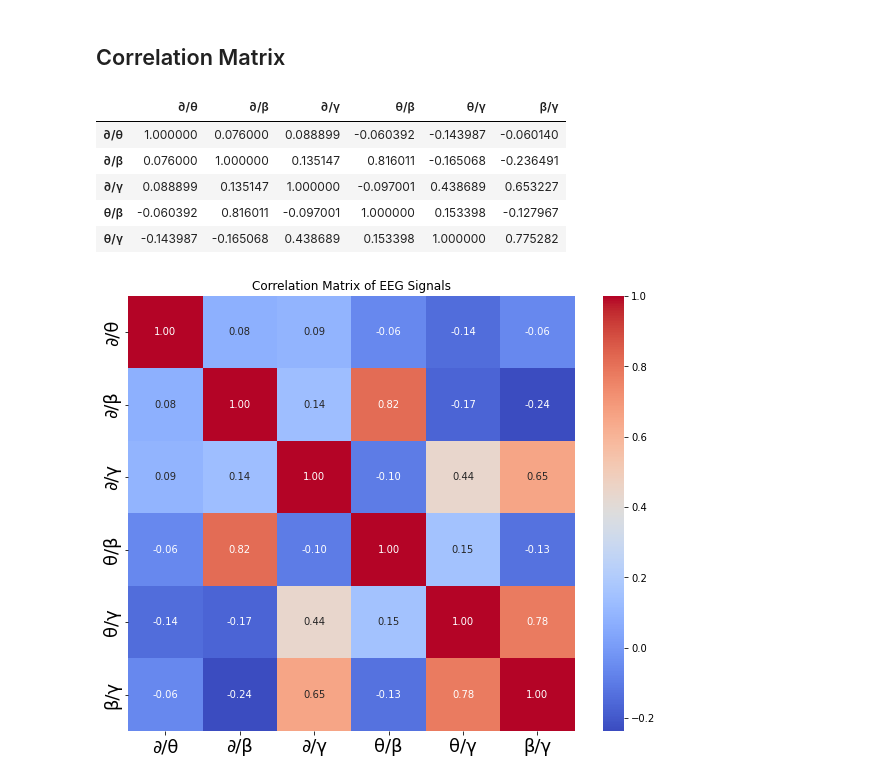
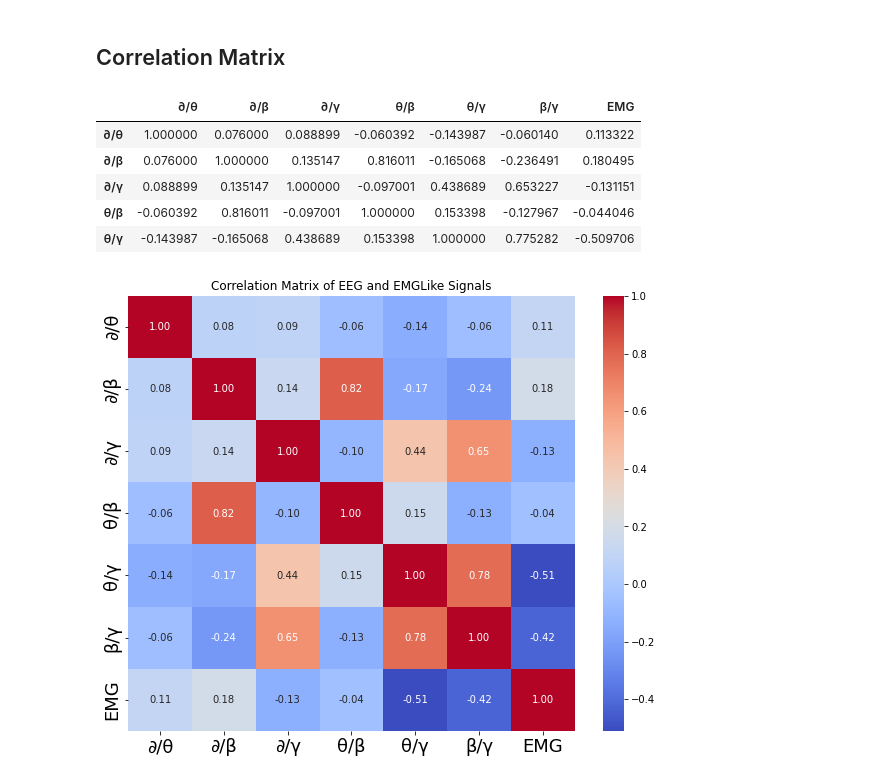
Before and after one commit to conscioustahoe/sleep-scoring-analysis, a Jupyter notebook: 13_19_27/pairwise_covariance.ipynb, the cells around one changed output. Saved outputs shown, nothing was run; the diff lists cells and outputs as text; code cells hidden in the pictures.

```diff
--- a/13_19_27/pairwise_covariance.ipynb
+++ b/13_19_27/pairwise_covariance.ipynb
@@ -2,7 +2,7 @@
 # Pairwise Covariance
 # %%
 from scipy.io import loadmat
-lfp_buz_features = loadmat('synthesised-features/lfp_buz_features.mat')
+lfp_buz_features = loadmat('lfp_buz_features.mat')
 # %%
 import pandas as pd
 import numpy as np
@@ -40,31 +40,32 @@ pairwise_dfs = pd.concat([
         theta_hpc_beta_pfc,
         theta_hpc_gamma_hpc,
         beta_pfc_gamma_hpc,
+        emg_like_df.EMGLike
     ],
     axis=1,
-    keys=['∂/θ', '∂/β', '∂/γ', 'θ/β', 'θ/γ', 'β/γ']
+    keys=['∂/θ', '∂/β', '∂/γ', 'θ/β', 'θ/γ', 'β/γ', 'EMG']
 )
 
 correlation_matrix = pairwise_dfs.corr()
 correlation_matrix.head()
 # %% [output]
-|  | ∂/θ | ∂/β | ∂/γ | θ/β | θ/γ | β/γ |
-| ∂/θ | 1.000000 | 0.076000 | 0.088899 | -0.060392 | -0.143987 | -0.060140 |
-| ∂/β | 0.076000 | 1.000000 | 0.135147 | 0.816011 | -0.165068 | -0.236491 |
-| ∂/γ | 0.088899 | 0.135147 | 1.000000 | -0.097001 | 0.438689 | 0.653227 |
-| θ/β | -0.060392 | 0.816011 | -0.097001 | 1.000000 | 0.153398 | -0.127967 |
-| θ/γ | -0.143987 | -0.165068 | 0.438689 | 0.153398 | 1.000000 | 0.775282 |
+|  | ∂/θ | ∂/β | ∂/γ | θ/β | θ/γ | β/γ | EMG |
+| ∂/θ | 1.000000 | 0.076000 | 0.088899 | -0.060392 | -0.143987 | -0.060140 | 0.113322 |
+| ∂/β | 0.076000 | 1.000000 | 0.135147 | 0.816011 | -0.165068 | -0.236491 | 0.180495 |
+| ∂/γ | 0.088899 | 0.135147 | 1.000000 | -0.097001 | 0.438689 | 0.653227 | -0.131151 |
+| θ/β | -0.060392 | 0.816011 | -0.097001 | 1.000000 | 0.153398 | -0.127967 | -0.044046 |
+| θ/γ | -0.143987 | -0.165068 | 0.438689 | 0.153398 | 1.000000 | 0.775282 | -0.509706 |
 # %%
 plt.figure(figsize=(10, 8))
 ax = sns.heatmap(correlation_matrix,
             annot=True,
             cmap='coolwarm',
             fmt=".2f")
 
 ax.set_xticklabels(ax.get_xticklabels(), fontsize=18)
 ax.set_yticklabels(ax.get_yticklabels(), fontsize=18)
 
-plt.title('Correlation Matrix of EEG Signals')
+plt.title('Correlation Matrix of EEG and EMGLike Signals')
 plt.show()
 # %% [output]
-[figure, old version]
+[figure, new version]
```
Also changed, not shown: 11 other files.
